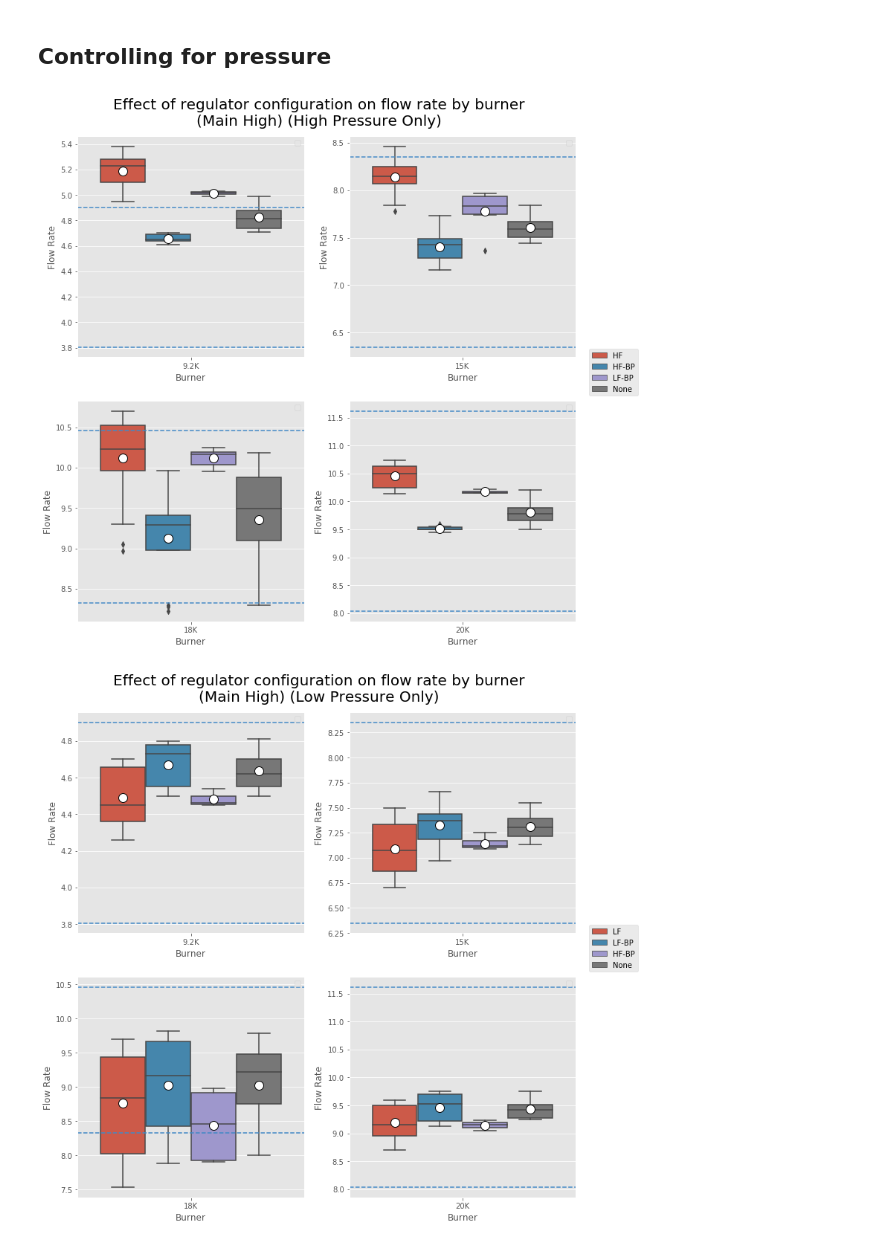
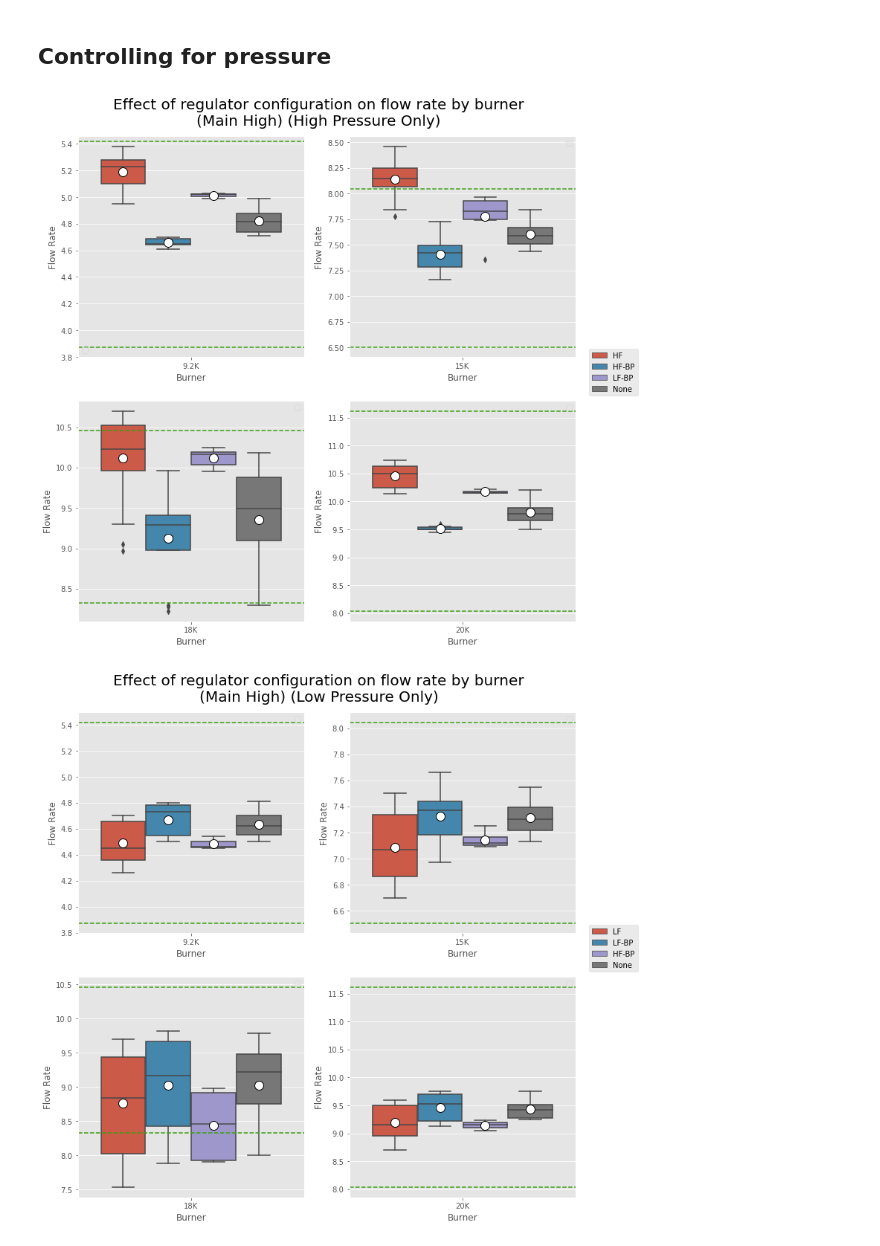
Before and after one commit to elkirk/flow-testing, a Jupyter notebook: flowrate-testing.ipynb, the cells around one changed output. Drawn from its saved outputs; the diff is of its cells as text; code cells hidden in the pictures.

Commit message:
Finished main high figures, rearranges cells

```diff
--- a/flowrate-testing.ipynb
+++ b/flowrate-testing.ipynb
@@ -287,21 +893,21 @@ axes[0,1].legend(lines[:0], labels[:0])
 axes[1,0].legend(lines[:0], labels[:0])
 axes[1,1].legend(lines[:0], labels[:0])
 
-axes[0,0].axhline(y=4.9, ls='--', c='#4289c6')
-axes[0,0].axhline(y=3.807, ls='--', c='#4289c6')
-axes[0,1].axhline(y=8.35, ls='--', c='#4289c6')
-axes[0,1].axhline(y=6.35, ls='--', c='#4289c6')
-axes[1,0].axhline(y=10.46, ls='--', c='#4289c6')
-axes[1,0].axhline(y=8.328, ls='--', c='#4289c6')
-axes[1,1].axhline(y=11.621, ls='--', c='#4289c6')
-axes[1,1].axhline(y=8.031, ls='--', c='#4289c6')
+axes[0,0].axhline(y=srt9klim['mh-lwr'], c='#3c9e12', ls='--')
+axes[0,0].axhline(y=srt9klim['mh-upr'], c='#3c9e12', ls='--')
+axes[0,1].axhline(y=srt15klim['mh-lwr'], c='#3c9e12', ls='--')
+axes[0,1].axhline(y=srt15klim['mh-upr'], c='#3c9e12', ls='--')
+axes[1,0].axhline(y=srt18klim['mh-lwr'], c='#3c9e12', ls='--')
+axes[1,0].axhline(y=srt18klim['mh-upr'], c='#3c9e12', ls='--')
+axes[1,1].axhline(y=srt20klim['mh-lwr'], c='#3c9e12', ls='--')
+axes[1,1].axhline(y=srt20klim['mh-upr'], c='#3c9e12', ls='--')
 
 fig.legend(lines, labels, loc = 'center right')
 
 #plt.savefig('plot-burner-highpressure-regulator.png')
 plt.show()
 # %% [output]
-[figure, old version]
+[figure, new version]
 # %%
 fig, axes = plt.subplots(2, 2, figsize=(12,12))
 fig.suptitle('Effect of regulator configuration on flow rate by burner\n' + '(Main High) (Low Pressure Only)', y=.94, fontsize=20)
@@ -332,39 +938,39 @@ sns.boxplot(ax=axes[1,0],
             data = mainhigh[lowpressure],
             hue = 'Regulator',
             showmeans=True,
             meanprops={"marker":"o",
                        "markerfacecolor":"white",
                        "markeredgecolor":"black",
                        "markersize":"12"})
 sns.boxplot(ax=axes[1,1],
             x = mainhigh[burner20k]['Burner'],
             y = 'Flow Rate',
             data = mainhigh[lowpressure],
             hue = 'Regulator',
             showmeans=True,
             meanprops={"marker":"o",
                        "markerfacecolor":"white",
                        "markeredgecolor":"black",
                        "markersize":"12"})
 
 lines, labels = fig.axes[-1].get_legend_handles_labels()
 axes[0,0].legend(lines[:0], labels[:0])
 axes[0,1].legend(lines[:0], labels[:0])
 axes[1,0].legend(lines[:0], labels[:0])
 axes[1,1].legend(lines[:0], labels[:0])
 
-axes[0,0].axhline(y=4.9, ls='--', c='#4289c6')
-axes[0,0].axhline(y=3.807, ls='--', c='#4289c6')
-axes[0,1].axhline(y=8.35, ls='--', c='#4289c6')
-axes[0,1].axhline(y=6.35, ls='--', c='#4289c6')
-axes[1,0].axhline(y=10.46, ls='--', c='#4289c6')
-axes[1,0].axhline(y=8.328, ls='--', c='#4289c6')
-axes[1,1].axhline(y=11.621, ls='--', c='#4289c6')
-axes[1,1].axhline(y=8.031, ls='--', c='#4289c6')
+axes[0,0].axhline(y=srt9klim['mh-lwr'], c='#3c9e12', ls='--')
+axes[0,0].axhline(y=srt9klim['mh-upr'], c='#3c9e12', ls='--')
+axes[0,1].axhline(y=srt15klim['mh-lwr'], c='#3c9e12', ls='--')
+axes[0,1].axhline(y=srt15klim['mh-upr'], c='#3c9e12', ls='--')
+axes[1,0].axhline(y=srt18klim['mh-lwr'], c='#3c9e12', ls='--')
+axes[1,0].axhline(y=srt18klim['mh-upr'], c='#3c9e12', ls='--')
+axes[1,1].axhline(y=srt20klim['mh-lwr'], c='#3c9e12', ls='--')
+axes[1,1].axhline(y=srt20klim['mh-upr'], c='#3c9e12', ls='--')
 
 fig.legend(lines, labels, loc = 'center right')
 
 #plt.savefig('plot-burner-lowpressure-regulator.png')
 plt.show()
 # %% [output]
-[figure, old version]
+[figure, new version]
```
Also changed, not shown: parts of 46 cells of this notebook.
